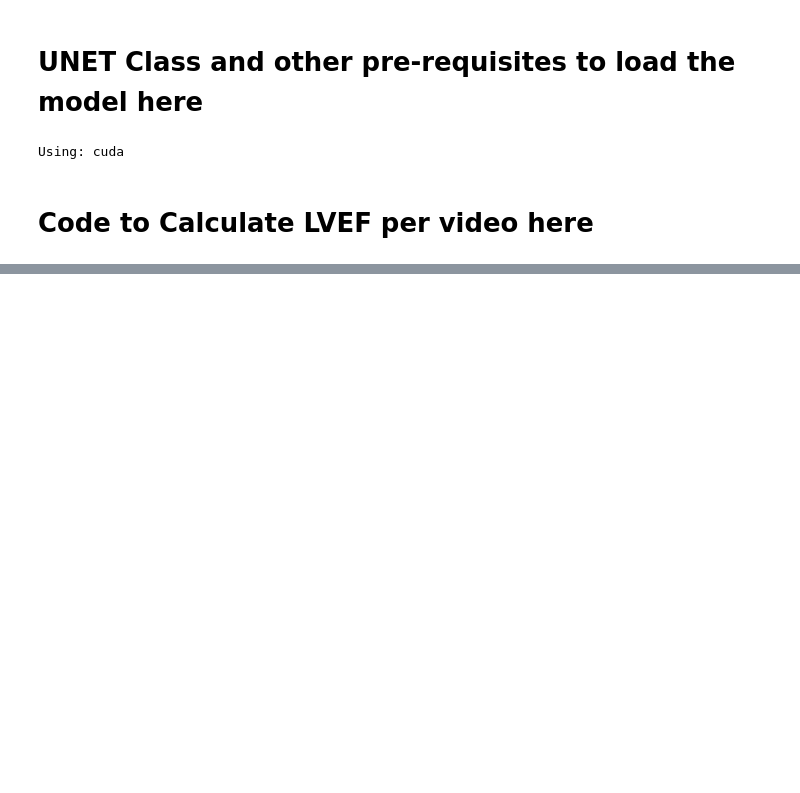
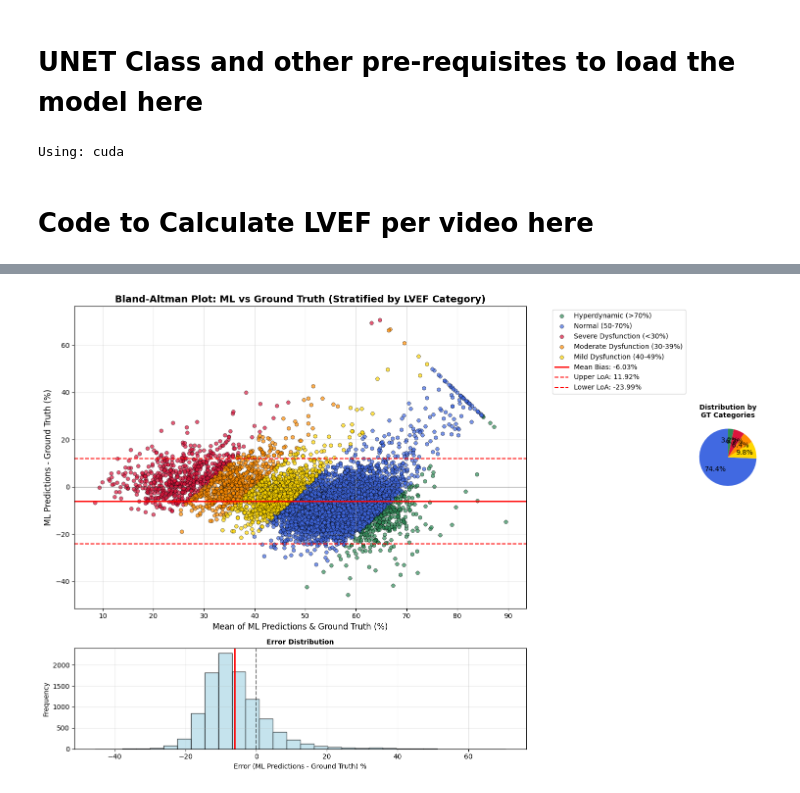
Before and after one commit to nrsjun/MachineLearning-LVEF-31005-, a Jupyter notebook: task3_measure_lvef.ipynb, the cells around one changed output, grey strips where cells are left out. Drawn from its saved outputs; the diff is of its cells as text; code cells hidden in the pictures; blank space fills up the shorter version.

```diff
--- a/task3_measure_lvef.ipynb
+++ b/task3_measure_lvef.ipynb
@@ -618,0 +803,62 @@ Processing ALL 10030 videos...
+# %%
+# Create comprehensive Bland-Altman plot with stratification
+plt.figure(figsize=(15, 10))
+
+# Calculate differences and means
+differences = clean_df['EF_pred'] - clean_df['EF_gt']
+means = (clean_df['EF_pred'] + clean_df['EF_gt']) / 2
+
+# Overall statistics
+mean_diff = np.mean(differences)
+std_diff = np.std(differences, ddof=1)
+upper_loa = mean_diff + 1.96 * std_diff
+lower_loa = mean_diff - 1.96 * std_diff
+
+# Create subplot layout
+gs = plt.GridSpec(2, 3, height_ratios=[3, 1], width_ratios=[2, 2, 1])
+
+# Main Bland-Altman plot
+ax1 = plt.subplot(gs[0, :2])
+
+# Plot points colored by category
+categories = clean_df['EF_Category_GT'].unique()
+for category in categories:
+    mask = clean_df['EF_Category_GT'] == category
+    color = get_ef_category_color(category)
+    ax1.scatter(means[mask], differences[mask],
+               alpha=0.7, s=30, color=color, label=category, edgecolors='black', linewidth=0.5)
+
+# Add Bland-Altman lines
+ax1.axhline(mean_diff, color='red', linestyle='-', linewidth=2, label=f'Mean Bias: {mean_diff:.2f}%')
+ax1.axhline(upper_loa, color='red', linestyle='--', linewidth=1.5, label=f'Upper LoA: {upper_loa:.2f}%')
+ax1.axhline(lower_loa, color='red', linestyle='--', linewidth=1.5, label=f'Lower LoA: {lower_loa:.2f}%')
+ax1.axhline(0, color='black', linestyle='-', alpha=0.3, linewidth=1)
+
+# Formatting
+ax1.set_xlabel('Mean of ML Predictions & Ground Truth (%)', fontsize=12)
+ax1.set_ylabel('ML Predictions - Ground Truth (%)', fontsize=12)
+ax1.set_title('Bland-Altman Plot: ML vs Ground Truth (Stratified by LVEF Category)', fontsize=14, fontweight='bold')
+ax1.legend(bbox_to_anchor=(1.05, 1), loc='upper left')
+ax1.grid(True, alpha=0.3)
+
+# Category distribution pie chart
+ax2 = plt.subplot(gs[0, 2])
+colors_list = [get_ef_category_color(cat) for cat in category_counts.index]
+wedges, texts, autotexts = ax2.pie(category_counts.values, labels=None,
+                                   colors=colors_list, autopct='%1.1f%%', startangle=90)
+ax2.set_title('Distribution by\nGT Categories', fontsize=10, fontweight='bold')
+
+# Error distribution histogram
+ax3 = plt.subplot(gs[1, :2])
+ax3.hist(differences, bins=30, alpha=0.7, edgecolor='black', color='lightblue')
+ax3.axvline(mean_diff, color='red', linestyle='-', linewidth=2)
+ax3.axvline(0, color='black', linestyle='--', alpha=0.5)
+ax3.set_xlabel('Error (ML Predictions - Ground Truth) %', fontsize=10)
+ax3.set_ylabel('Frequency', fontsize=10)
+ax3.set_title('Error Distribution', fontsize=10, fontweight='bold')
+ax3.grid(True, alpha=0.3)
+
+plt.tight_layout()
+plt.show()
+# %% [output]
+[figure, added]
```
Also changed, not shown: parts of 12 cells of this notebook, 1 other file.
